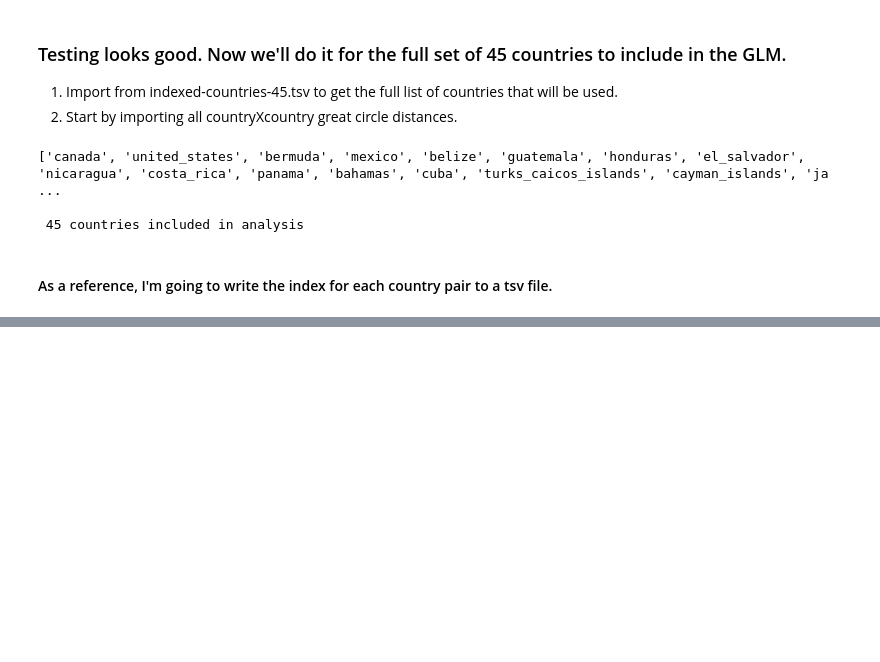
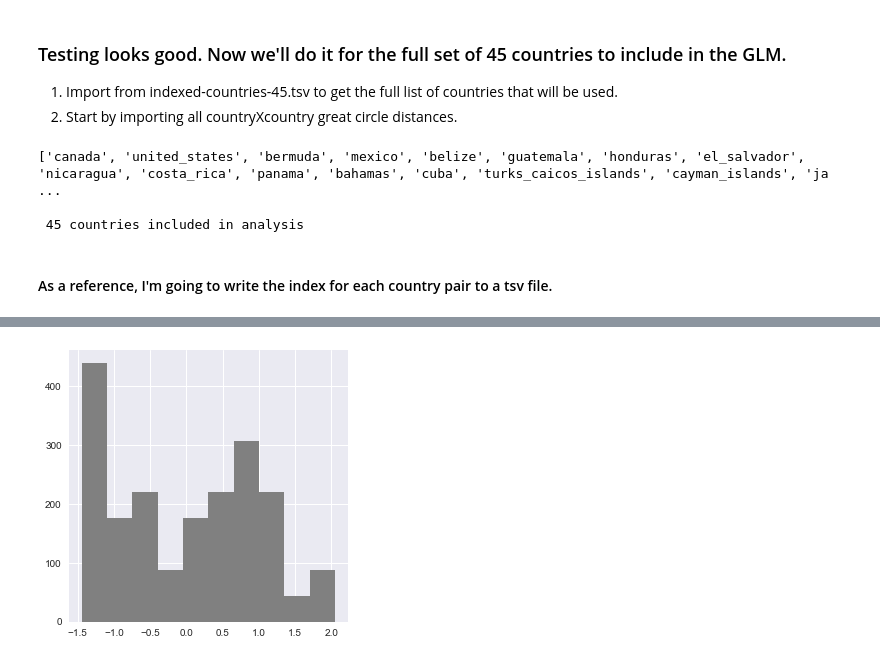
Before and after one commit to blab/zika-usvi, a Jupyter notebook: scripts/format-predictors-for-GLM.ipynb, the cells around one changed output, grey strips where cells are left out. Cells and saved outputs as stored; diff of their text form; code cells hidden in the pictures; blank space fills up the shorter version.

```diff
--- a/scripts/format-predictors-for-GLM.ipynb
+++ b/scripts/format-predictors-for-GLM.ipynb
@@ -159,7 +210,7 @@ assert len(predictor_dict) == len(countries_list)**2 - len(countries_list), 'pre
 # %% [markdown]
 #### As a reference, I'm going to write the index for each country pair to a tsv file.
 # %%
-with open('/Users/alliblk/Desktop/gitrepos/zika-usvi/data/index-countrypair-mapping.tsv','w') as file:
+with open('/Users/alliblk/Desktop/gitrepos/zika-usvi/data/glm/index-countrypair-mapping.tsv','w') as file:
     file.write('{}\t{}\n'.format('index', 'country_pair'))
     for i in range(len(predictor_dict)):
         file.write('{}\t{}\n'.format(i, predictor_dict[i]['country_pair']))
@@ -168,9 +221,9 @@ with open('/Users/alliblk/Desktop/gitrepos/zika-usvi/data/index-countrypair-mapp
 # %%
-path = "/Users/alliblk/Desktop/gitrepos/zika-usvi/data/predictors/predictor-tsv/*.tsv"
+input_dir = "/Users/alliblk/Desktop/gitrepos/zika-usvi/data/glm/origin-destin-formatted-data/*.tsv"
 
-for fname in glob.glob(path):
+for fname in glob.glob(input_dir):
     #skip testing tsv
-    if fname == '/Users/alliblk/Desktop/gitrepos/zika-usvi/data/predictors/predictor-tsv/test-predictors.tsv':
+    if fname == '/Users/alliblk/Desktop/gitrepos/zika-usvi/data/glm/origin-destin-formatted-data/origin-destination-TEST.tsv':
         continue
     else:
         with open(fname,'rU') as file:
@@ -183,4 +236,5 @@ for fname in glob.glob(path):
                     for key in predictor_dict.keys(): #iterate through the indices
                         if predictor_dict[key]['country_pair'] == country_tuple:
                             predictor_dict[key][predictor] = float(line.strip().split('\t')[2])
+print 'finished'
 # %% [output]
@@ -230,10 +256,11 @@ print predictor_dict[1700]['pax_volume']
 # %%
 # make note of which country pairs do not have any travel between them, and their indices!
 
-with open('/Users/alliblk/Desktop/gitrepos/zika-usvi/data/predictors/countries-without-pax-volume.tsv','w') as file:
+with open('/Users/alliblk/Desktop/gitrepos/zika-usvi/data/glm/countries-without-pax-volume.tsv','w') as file:
     file.write('{}\t{}\n'.format('index', 'country_pair_without_pax_volume'))
     for i in range(len(predictor_dict)):
         try:
             predictor_dict[i]['pax_volume']
         except KeyError:
             file.write('{}\t{}\n'.format(i, predictor_dict[i]['country_pair']))
+            predictor_dict[i]['pax_volume'] = 0.0
@@ -254,0 +292,13 @@ with open('/Users/alliblk/Desktop/gitrepos/zika-usvi/data/predictors/transformed
+# %%
+gcd_transformed = make_GLMmatrix(predictor_dict,'great_circle_dist_km',lnTransform=True)
+
+originPopSz_transformed = make_GLMmatrix(predictor_dict,'origin_population_size',lnTransform=True)
+destinPopSz_transformed = make_GLMmatrix(predictor_dict,'destination_population_size',lnTransform=True)
+
+#Do not ln-transform because values are 0 to 1, still standardize
+originPropUrban_transformed = make_GLMmatrix(predictor_dict,'origin_urban_proportion',lnTransform=False)
+destinPropUrban_transformed = make_GLMmatrix(predictor_dict,'destination_urban_proportion',lnTransform=False)
+
+#Do not ln-transform because values are 0 to 1, still standardize
+originSuitability_transformed = make_GLMmatrix(predictor_dict,'origin_zika_suitability',lnTransform=False)
+destinSuitability_transformed = make_GLMmatrix(predictor_dict,'destination_zika_suitability',lnTransform=False)
@@ -254,0 +401,9 @@ with open('/Users/alliblk/Desktop/gitrepos/zika-usvi/data/predictors/transformed
+# %%
+fig,ax = plt.subplots(figsize=(5,5),facecolor='w')
+plt.xlabel = ('Minimum Hamming Distance')
+plt.ylabel = "Number of Simulations"
+plt.hist(originPopSz_transformed, color="grey", bins=10)
+plt.show()
+#plt.savefig('trial.png')
+# %% [output]
+[figure, added]
```
Also changed, not shown: parts of 40 cells of this notebook, 1 other file.
